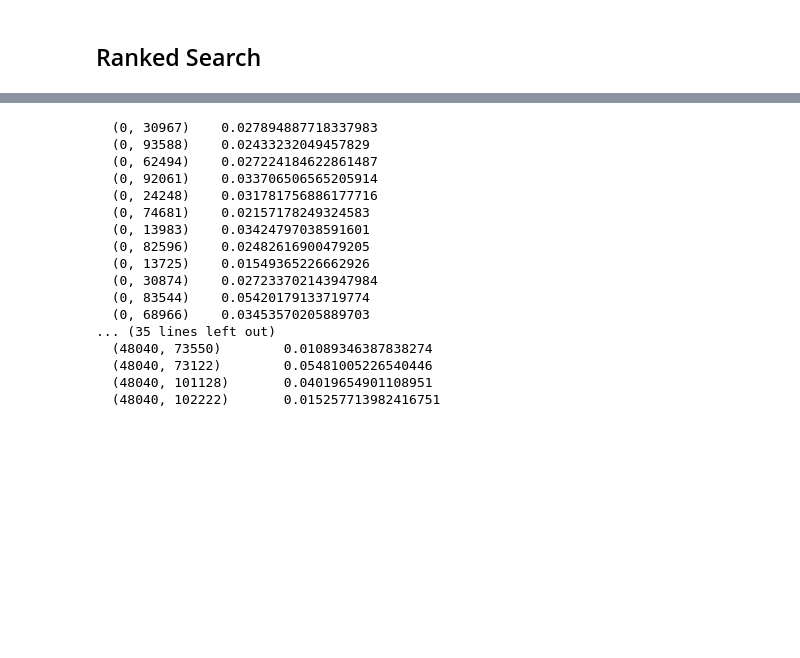
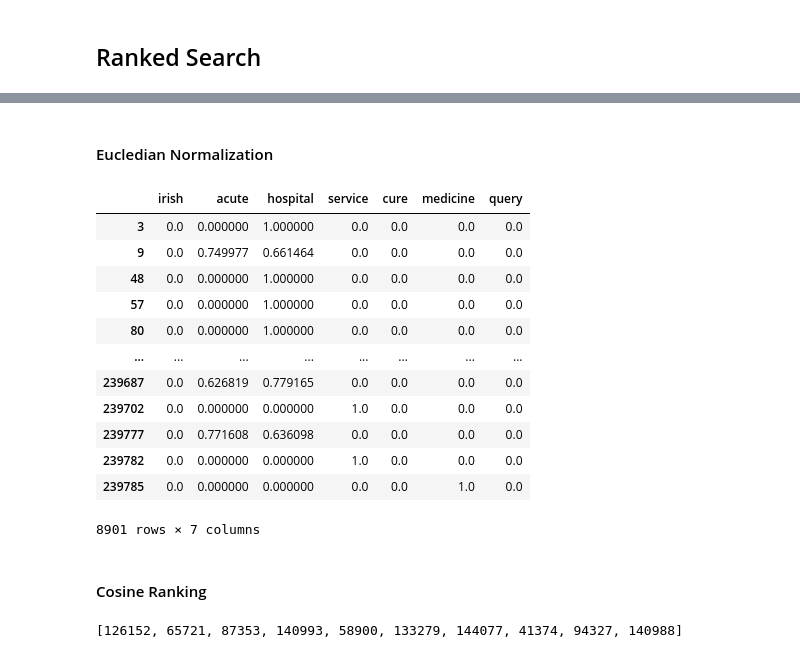
Before and after one commit to sebin0817/information-retrieval-project, a Jupyter notebook: Information Retrieval.ipynb, the cells around one changed output, grey strips where cells are left out. Drawn from its saved outputs; the diff is of its cells as text; code cells hidden in the pictures; blank space fills up the shorter version.

```diff
--- a/Information Retrieval.ipynb
+++ b/Information Retrieval.ipynb
@@ -19,5 +21,7 @@ a=pd.read_json("meta-data.jsonl",lines=True)
 # %%
-a=a.dropna(axis=0)
+a=a[(a["ABSTRACT"].notnull())]
+# %%
+a.index=range(0,len(a))
 # %%
 c=pd.read_json("livivo_hq_100_candidates.jsonl",lines=True)
 # %%
@@ -36,5 +40,3 @@ c
 | 998 | 1454 | das AND gesundheitssystem AND in ... | [M31594009, M31396676, M32023648,... |
 | 999 | 1455 | phenprocoumon | [M30809820, M30940121, M32649714,... |
 1000 rows × 3 columns
-# %%
-z= a["ABSTRACT"][0]
@@ -334,2 +295,23 @@ array(["Background   Little is known about staff's attitudes in Irish acute hosp
 # %%
-a
+def vectorize(q,tf_idf):
+    tokens = tokenize_text(q)
+    liste=[]
+    for i in list(tf_idf.keys()):
+        liste.append(i[0])
+    liste=set(liste)
+    liste = sorted(liste, key=lambda x: x, reverse=False)
+    query_weights_vector={}
+    for z in liste:
+        for token in tokens:
+            counter=0
+            if token in tokenized[z]:
+                counter += 1
+                if counter<=1:
+                    query_weights_vector[z]=[]
+                    for token in tokens:
+                        if token in tokenized[z]:
+                            query_weights_vector[z].append(tf_idf[z,token])
+                        else:
+                            query_weights_vector[z].append(0)
+    return query_weights_vector, tokens, ("irish acute hospital service cure medicine query")
+query_weights_vector, tokens, query = vectorize("irish acute hospital service cure medicine query", tf_idf)
@@ -359,20 +318,27 @@ print(X.shape)
-# %%
-print(X)
-# %% [output]
-  (0, 30967)    0.027894887718337983
-  (0, 93588)    0.02433232049457829
-  (0, 62494)    0.027224184622861487
-  (0, 92061)    0.033706506565205914
-  (0, 24248)    0.031781756886177716
-  (0, 74681)    0.02157178249324583
-  (0, 13983)    0.03424797038591601
-  (0, 82596)    0.02482616900479205
-  (0, 13725)    0.01549365226662926
-  (0, 30874)    0.027233702143947984
-  (0, 83544)    0.05420179133719774
-  (0, 68966)    0.03453570205889703
-... (35 lines left out)
-  (48040, 73550)        0.01089346387838274
-  (48040, 73122)        0.05481005226540446
-  (48040, 101128)       0.04019654901108951
-  (48040, 102222)       0.015257713982416751
+# %% [markdown]
+#### Eucledian Normalization
+# %%
+normalize = pd.DataFrame(query_weights_vector, index=tokens).T
+def normalizer(x):
+    y=x.apply(lambda x: x**2)
+    y=y.apply(lambda x: x.sum(),axis=1)
+    y=np.sqrt(y)
+    y=1/y
+    return normalize.apply(lambda x: x*y)
+normalized=normalizer(normalize);normalized
+# %% [output]
+|  | irish | acute | hospital | service | cure | medicine | query |
+| 3 | 0.0 | 0.000000 | 1.000000 | 0.0 | 0.0 | 0.0 | 0.0 |
+| 9 | 0.0 | 0.749977 | 0.661464 | 0.0 | 0.0 | 0.0 | 0.0 |
+| 48 | 0.0 | 0.000000 | 1.000000 | 0.0 | 0.0 | 0.0 | 0.0 |
+| 57 | 0.0 | 0.000000 | 1.000000 | 0.0 | 0.0 | 0.0 | 0.0 |
+| 80 | 0.0 | 0.000000 | 1.000000 | 0.0 | 0.0 | 0.0 | 0.0 |
+| ... | ... | ... | ... | ... | ... | ... | ... |
+| 239687 | 0.0 | 0.626819 | 0.779165 | 0.0 | 0.0 | 0.0 | 0.0 |
+| 239702 | 0.0 | 0.000000 | 0.000000 | 1.0 | 0.0 | 0.0 | 0.0 |
+| 239777 | 0.0 | 0.771608 | 0.636098 | 0.0 | 0.0 | 0.0 | 0.0 |
+| 239782 | 0.0 | 0.000000 | 0.000000 | 1.0 | 0.0 | 0.0 | 0.0 |
+| 239785 | 0.0 | 0.000000 | 0.000000 | 0.0 | 0.0 | 1.0 | 0.0 |
+8901 rows × 7 columns
+# %% [markdown]
+#### Cosine Ranking
@@ -378,0 +357,4 @@ print(X)
+# %%
+cosine_ranking(tokens, normalize, 10)
+# %% [output]
+[126152, 65721, 87353, 140993, 58900, 133279, 144077, 41374, 94327, 140988]
```
Also changed, not shown: parts of 39 cells of this notebook.
